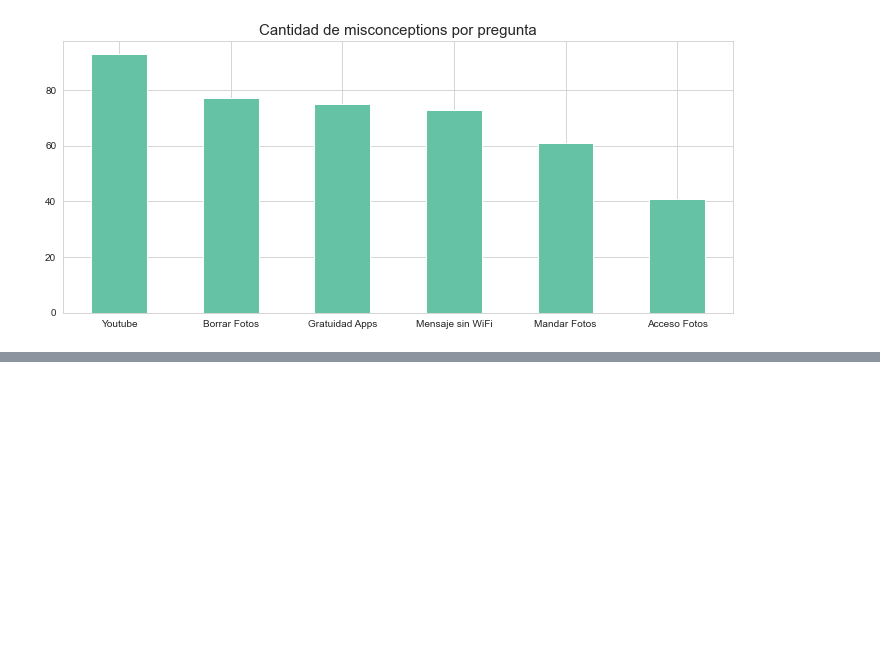
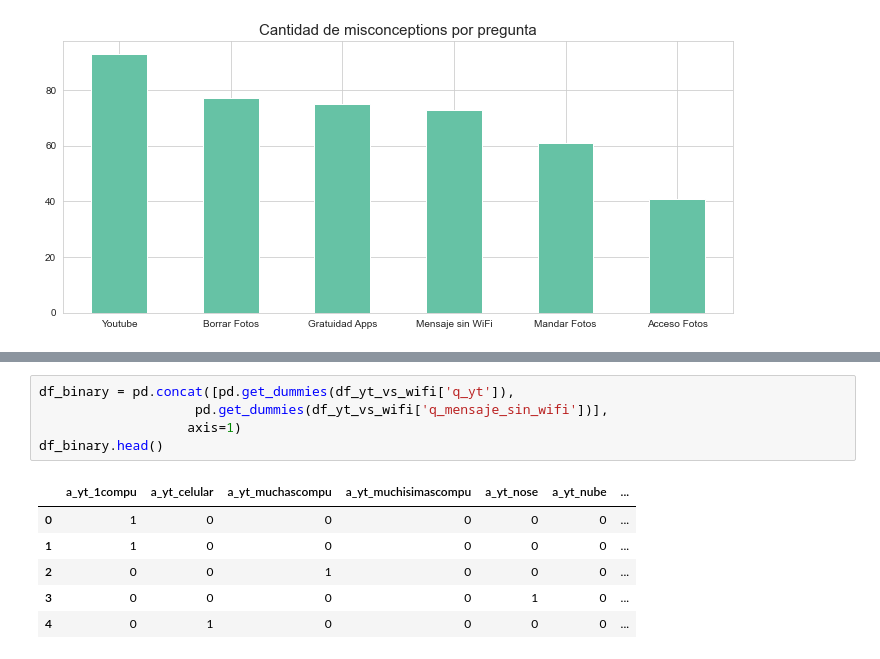
Before and after one commit to luparral/misconceptions, a Jupyter notebook: notebooks/Análisis exploratorio.ipynb, the cells around one changed output, grey strips where cells are left out. Cells and saved outputs as stored; diff of their text form; blank space fills up the shorter version.

```diff
--- a/notebooks/Análisis exploratorio.ipynb
+++ b/notebooks/Análisis exploratorio.ipynb
@@ -799,0 +817,12 @@ plt.title("Cantidad de misconceptions por pregunta", fontsize=15);
+# %%
+df_binary = pd.concat([pd.get_dummies(df_yt_vs_wifi['q_yt']),
+                    pd.get_dummies(df_yt_vs_wifi['q_mensaje_sin_wifi'])],
+                   axis=1)
+df_binary.head()
+# %% [output]
+|  | a_yt_1compu | a_yt_celular | a_yt_muchascompu | a_yt_muchisimascompu | a_yt_nose | a_yt_nube | ... |
+| 0 | 1 | 0 | 0 | 0 | 0 | 0 | ... |
+| 1 | 1 | 0 | 0 | 0 | 0 | 0 | ... |
+| 2 | 0 | 0 | 1 | 0 | 0 | 0 | ... |
+| 3 | 0 | 0 | 0 | 0 | 1 | 0 | ... |
+| 4 | 0 | 1 | 0 | 0 | 0 | 0 | ... |
```
Also changed, not shown: parts of 15 cells of this notebook.
